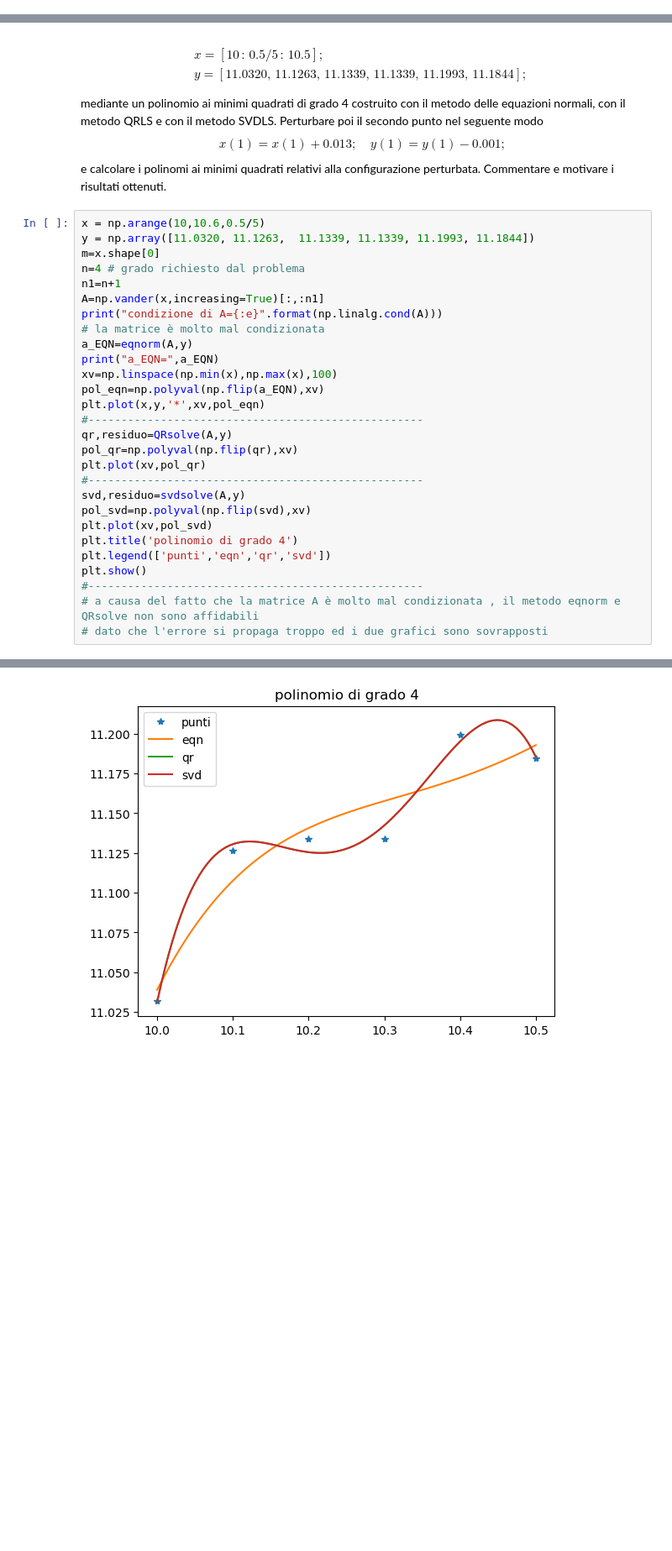
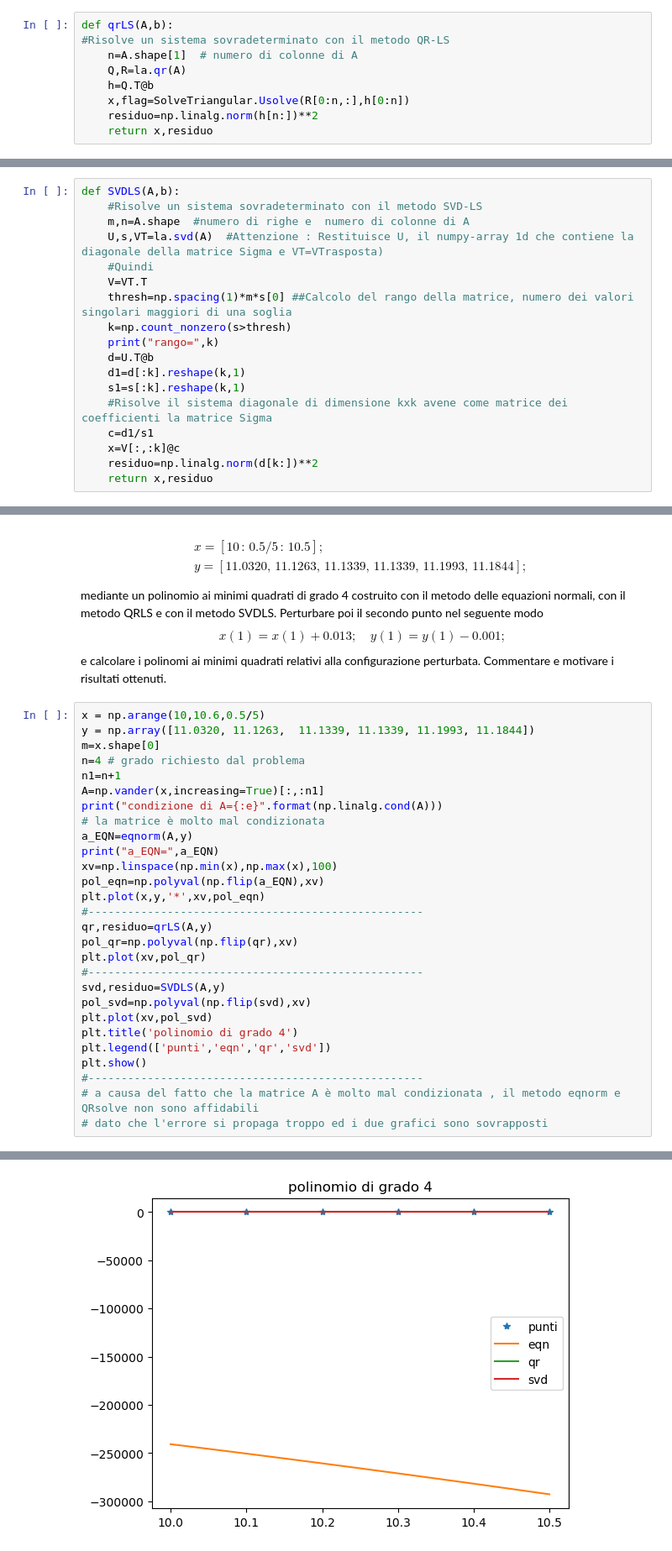
Before and after one commit to FabioFattori/eserciziMetodiNumerici, a Jupyter notebook: esercizi10/ESercitazione_10.ipynb, the cells around one changed output, grey strips where cells are left out. Shown: that part at 84% size. Drawn from its saved outputs; the diff is of its cells as text; blank space fills up the shorter version.

```diff
--- a/esercizi10/ESercitazione_10.ipynb
+++ b/esercizi10/ESercitazione_10.ipynb
@@ -53,3 +38,12 @@ def QRsolve(A,b):
+# %%
+def qrLS(A,b):
+#Risolve un sistema sovradeterminato con il metodo QR-LS
+    n=A.shape[1]  # numero di colonne di A
+    Q,R=la.qr(A)
+    h=Q.T@b
+    x,flag=SolveTriangular.Usolve(R[0:n,:],h[0:n])
+    residuo=np.linalg.norm(h[n:])**2
+    return x,residuo
 # %% [markdown]
 ### Codice SVDLS
 Implementare la function  **svdLS(A,b)** che utilizza  il metodo SVD per la soluzione del sistema sovradeterminato Ax=b e che prende in input:
@@ -78,3 +54,21 @@ def svdsolve(A,b):
+# %%
+def SVDLS(A,b):
+    #Risolve un sistema sovradeterminato con il metodo SVD-LS
+    m,n=A.shape  #numero di righe e  numero di colonne di A
+    U,s,VT=la.svd(A)  #Attenzione : Restituisce U, il numpy-array 1d che contiene la diagonale della matrice Sigma e VT=VTrasposta)
+    #Quindi
+    V=VT.T
+    thresh=np.spacing(1)*m*s[0] ##Calcolo del rango della matrice, numero dei valori singolari maggiori di una soglia
+    k=np.count_nonzero(s>thresh)
+    print("rango=",k)
+    d=U.T@b
+    d1=d[:k].reshape(k,1)
+    s1=s[:k].reshape(k,1)
+    #Risolve il sistema diagonale di dimensione kxk avene come matrice dei coefficienti la matrice Sigma
+    c=d1/s1
+    x=V[:,:k]@c
+    residuo=np.linalg.norm(d[k:])**2
+    return x,residuo
 # %% [markdown]
 ## Esercizio 1
 - Si utilizzino i tre metodi implementati  per l'approssimazione ai minimi quadrati delle seguenti configurazioni di dati:
@@ -237,11 +229,11 @@ xv=np.linspace(np.min(x),np.max(x),100)
 pol_eqn=np.polyval(np.flip(a_EQN),xv)
 plt.plot(x,y,'*',xv,pol_eqn)
 #---------------------------------------------------
-qr,residuo=QRsolve(A,y)
+qr,residuo=qrLS(A,y)
 pol_qr=np.polyval(np.flip(qr),xv)
 plt.plot(xv,pol_qr)
 #---------------------------------------------------
-svd,residuo=svdsolve(A,y)
+svd,residuo=SVDLS(A,y)
 pol_svd=np.polyval(np.flip(svd),xv)
 plt.plot(xv,pol_svd)
 plt.title('polinomio di grado 4')
@@ -261,5 +252,5 @@ a_EQN= [[-2.85925803e+04]
 rango= 5
-[figure, old version]
+[figure, new version]
 # %%
 # ora perturbo i dati
 x_per = x.copy()
```
Also changed, not shown: parts of 13 cells of this notebook, 5 other files.
